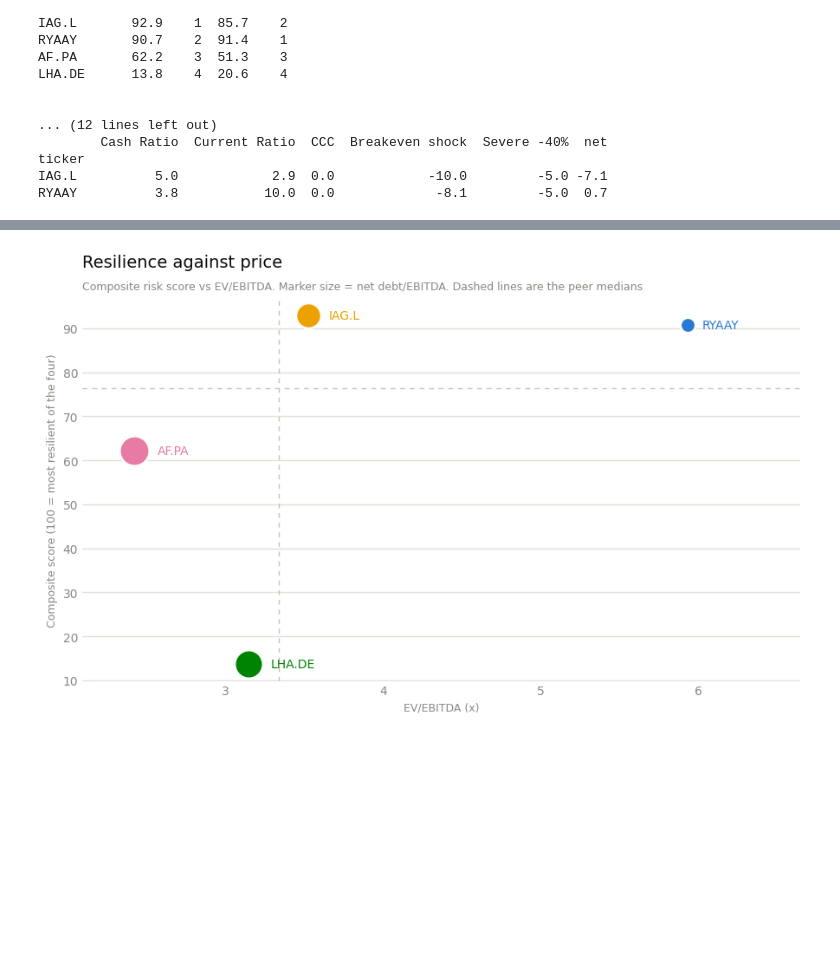
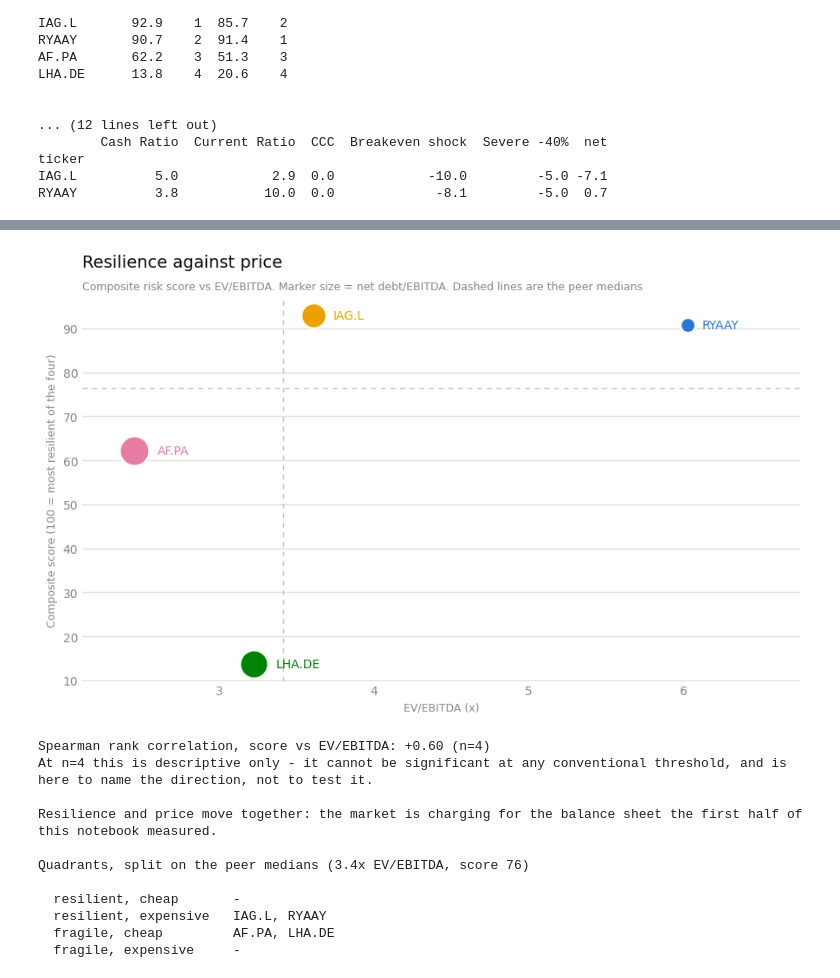
Before and after one commit to ecplol/Airline-Liquidity-risk-Analysis-, a Jupyter notebook: main.ipynb, the cells around one changed output, grey strips where cells are left out. Saved outputs shown, nothing was run; the diff lists cells and outputs as text; code cells hidden in the pictures; blank space fills up the shorter version.

```diff
--- a/main.ipynb
+++ b/main.ipynb
@@ -1115,31 +1115,78 @@ ax.axhline(y_med, color=BASELINE, linewidth=1, linestyle=(0, (4, 4)))
 _lev = value_vs_risk["Net debt/EBITDA"].fillna(0)
 _span = _lev.max() - _lev.min()
 sizes = 160 + (0 if _span == 0 else 460 * (_lev - _lev.min()) / _span)
 
 for ticker, row in value_vs_risk.iterrows():
     color = SERIES_COLORS.get(ticker, MUTED)
     ax.scatter(row["EV/EBITDA"], row["Score"], s=sizes[ticker], color=color,
                 edgecolor=SURFACE, linewidth=2, zorder=3)
     # Offset the label by the marker's own radius. `s` is an area in points^2, so
     # # the radius is sqrt(s/pi); a fixed offset would be swallowed by the large
     # # markers and left floating by the small ones.
     ax.annotate(ticker, (row["EV/EBITDA"], row["Score"]),
                 textcoords="offset points",
                 xytext=((sizes[ticker] / np.pi) ** 0.5 + 5, 0),
                 color=color, fontsize=10, va="center", ha="left", zorder=4)
 
 ax.set_title("Resilience against price", fontsize=14, loc="left", color=INK, pad=26)
 ax.text(0, 1.015,
             "Composite risk score vs EV/EBITDA. Marker size = net debt/EBITDA. "
             "Dashed lines are the peer medians",
             transform=ax.transAxes, fontsize=9, color=MUTED, va="bottom")
 style_axes(ax, ylabel="Composite score (100 = most resilient of the four)",
                date_axis=False)
 ax.set_xlabel("EV/EBITDA (x)", color=MUTED, fontsize=9)
 add_right_headroom(ax, frac=0.14)
 
 fig.tight_layout()
 fig.savefig(os.path.join(OUTPUT_DIR, "risk_vs_value.png"), dpi=200, bbox_inches="tight")
 plt.show()
+
+# Rank correlation rather than Pearson: with four points the question is only
+
+# whether the ordering agrees, and one outlier would drag a linear fit anywhere.
+
+_rho = value_vs_risk["Score"].corr(value_vs_risk["EV/EBITDA"], method="spearman")
+print(f"\nSpearman rank correlation, score vs EV/EBITDA: {_rho:+.2f} (n={len(value_vs_risk)})")
+print("At n=4 this is descriptive only - it cannot be significant at any "
+      "conventional threshold, and is here to name the direction, not to test it.\n")
+if _rho > 0.5:
+    print("Resilience and price move together: the market is charging for the "
+          "balance sheet the first half of this notebook measured.")
+elif _rho < -0.5:
+    print("Resilience and price move against each other: on these multiples the "
+          "more resilient carriers are the cheaper ones.")
+else:
+    print("No clear relationship: on this peer set the composite score does not "
+
+          "explain where the carriers trade.")
+# All four cells, not just the two interesting ones - with a median split of four
+# points a quadrant is often empty, and printing "none" twice reads as a bug
+# rather than a finding. Listing every cell shows the split that actually happened.
+QUADRANTS = {
+    "resilient, cheap":     (True, True),
+    "resilient, expensive": (False, True),
+    "fragile, cheap":       (True, False),
+    "fragile, expensive":   (False, False),
+}
+print("\nQuadrants, split on the peer medians "
+      f"({x_med:.1f}x EV/EBITDA, score {y_med:.0f})\n")
+for label, (cheap, resilient) in QUADRANTS.items():
+    members = value_vs_risk[
+        ((value_vs_risk["EV/EBITDA"] < x_med) == cheap)
+        & ((value_vs_risk["Score"] > y_med) == resilient)
+    ]
+    print(f"  {label:<22} {', '.join(members.index) or '-'}")
 # %% [output]
-[figure, old version]
+[figure, new version]
+Spearman rank correlation, score vs EV/EBITDA: +0.60 (n=4)
+At n=4 this is descriptive only - it cannot be significant at any conventional threshold, and is here to name the direction, not to test it.
+
+Resilience and price move together: the market is charging for the balance sheet the first half of this notebook measured.
+
+Quadrants, split on the peer medians (3.4x EV/EBITDA, score 76)
+
+  resilient, cheap       -
+  resilient, expensive   IAG.L, RYAAY
+  fragile, cheap         AF.PA, LHA.DE
+  fragile, expensive     -
```
Also changed, not shown: parts of 2 cells of this notebook, 2 other files.
